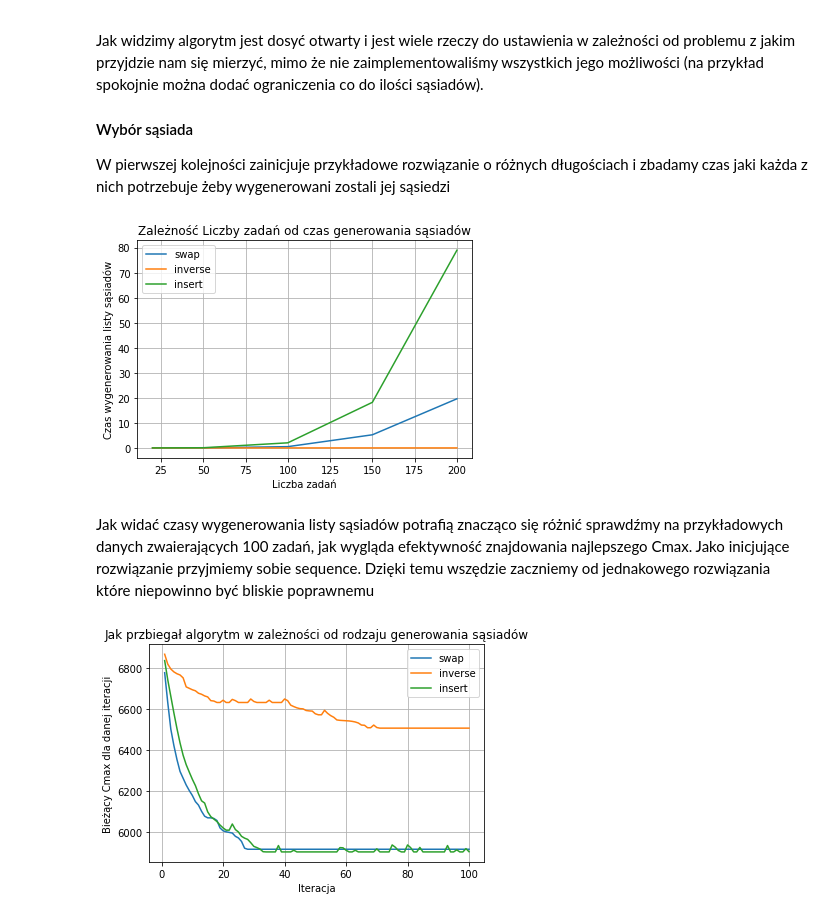
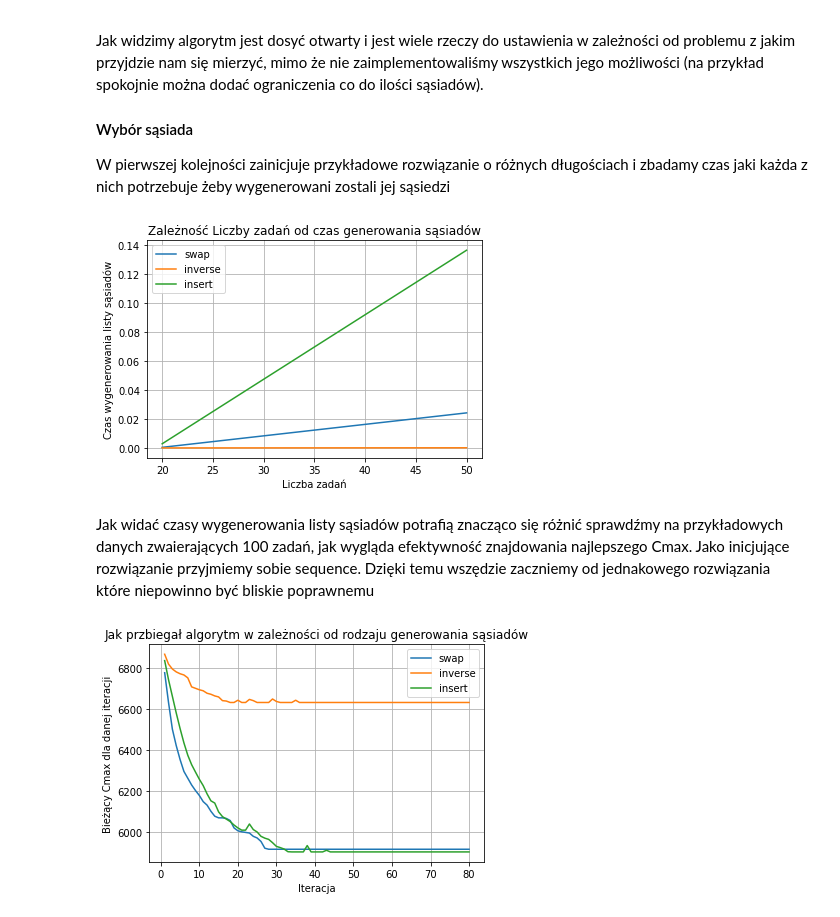
Before and after one commit to Seerfer/SPDlab, a Jupyter notebook: ZAD3/Sprawozdanie.ipynb, the cells around one changed output. Saved outputs shown, nothing was run; the diff lists cells and outputs as text; code cells hidden in the pictures.

```diff
--- a/ZAD3/Sprawozdanie.ipynb
+++ b/ZAD3/Sprawozdanie.ipynb
@@ -122,26 +122,26 @@ jaki każda z nich potrzebuje żeby wygenerowani zostali jej sąsiedzi
 # %%
 import TS
 from time import perf_counter
 from matplotlib import pyplot as plt
-leng = [20, 50, 100, 150, 200]
+leng = [20, 50]
 functions = ["swap", "inverse", "insert"]
 schedules = [list(range(1, x+1)) for x in leng]
 y = [len(x) for x in schedules]
 times = {k: [] for k in functions}
 for function in functions:
     for schedule in schedules:
         start = perf_counter()
         TS.neighbourhoods_generator(schedule, function=function)
         times[function].append(perf_counter()-start)
     plt.plot(leng, times[function], label=function)
 plt.legend()
 plt.grid()
 plt.title("Zależność Liczby zadań od czas generowania sąsiadów")
 plt.xlabel("Liczba zadań")
 plt.ylabel("Czas wygenerowania listy sąsiadów")
 plt.show()
 # %% [output]
-[figure, old version]
+[figure, new version]
 # %% [markdown]
 Jak widać czasy wygenerowania listy sąsiadów potrafią znacząco się różnić sprawdźmy na przykładowych danych
 zwaierających 100 zadań, jak wygląda efektywność znajdowania najlepszego Cmax. Jako inicjujące rozwiązanie
@@ -152,11 +152,12 @@ import Load
 data = Load.read_datest("Data/data.txt")[80]
 init = "sequence"
 stop_func = "iter"
+iter=80
 history = {k: [] for k in functions}
-iterations = list(range(1, 100+1))
+iterations = list(range(1, iter+1))
 for function in functions:
     history[function] = TS.Tabu_search(data, stop=stop_func, init_function=init,
-                                   iter=100, neighbourhoods_function=str(function),)[2]
+                                   iter=iter, neighbourhoods_function=str(function),)[2]
     plt.plot(iterations, history[function], label=function)
 
 plt.legend()
@@ -166,4 +167,4 @@ plt.xlabel("Iteracja")
 plt.ylabel("Bieżący Cmax dla danej iteracji")
 plt.show()
 # %% [output]
-[figure, old version]
+[figure, new version]
```
Also changed, not shown: parts of 2 cells of this notebook.
